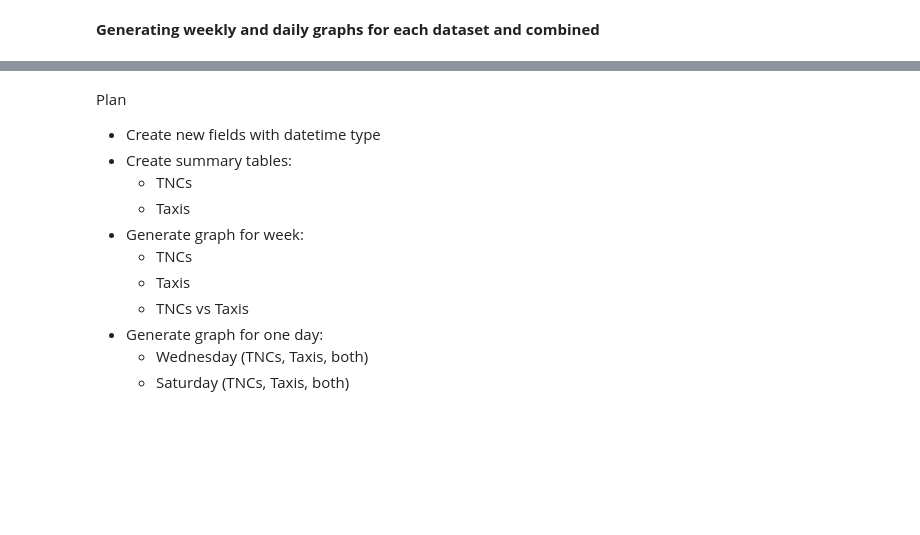
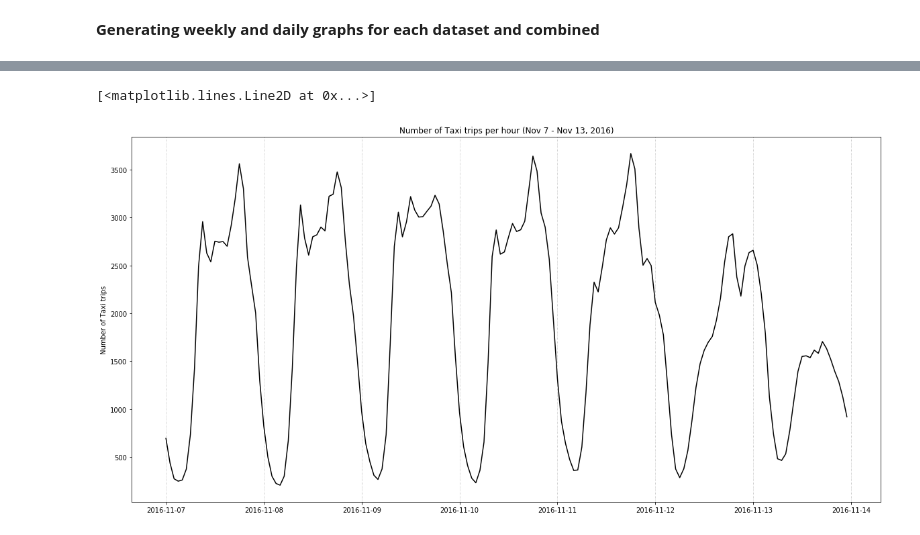
Before and after one commit to juanfrans/chicago_tnc_vs_taxis, a Jupyter notebook: 02_GeneratingSummaryTablesGraphs/src/01_GeneratingSummaryTablesGraphs.ipynb, the cells around one changed output, grey strips where cells are left out. Cells and saved outputs as stored; diff of their text form; code cells hidden in the pictures; blank space fills up the shorter version.

```diff
--- a/02_GeneratingSummaryTablesGraphs/src/01_GeneratingSummaryTablesGraphs.ipynb
+++ b/02_GeneratingSummaryTablesGraphs/src/01_GeneratingSummaryTablesGraphs.ipynb
@@ -519,13 +521,12 @@ ax.plot(tncTripsByHour['Trip ID'], color='black')
-# %% [markdown]
- Plan
- * Create new fields with datetime type
- * Create summary tables:
-   * TNCs
-   * Taxis
- * Generate graph for week:
-   * TNCs
-   * Taxis
-   * TNCs vs Taxis
- * Generate graph for one day:
-   * Wednesday (TNCs, Taxis, both)
-   * Saturday (TNCs, Taxis, both)
+# %%
+taxiTripsByHour = taxiData.resample('H', on='StartDateTime').count()
+plt.rcParams["figure.figsize"] = [20,10]
+fig = plt.figure()
+ax = plt.axes()
+ax.xaxis.grid(linestyle=':')
+plt.ylabel('Number of Taxi trips')
+plt.title('Number of Taxi trips per hour (Nov 7 - Nov 13, 2016)')
+ax.plot(taxiTripsByHour['Trip ID'], color='black')
+# %% [output]
+[<matplotlib.lines.Line2D at 0x...>]
+[figure, added]
```
Also changed, not shown: parts of 5 cells of this notebook, 1 other file.
